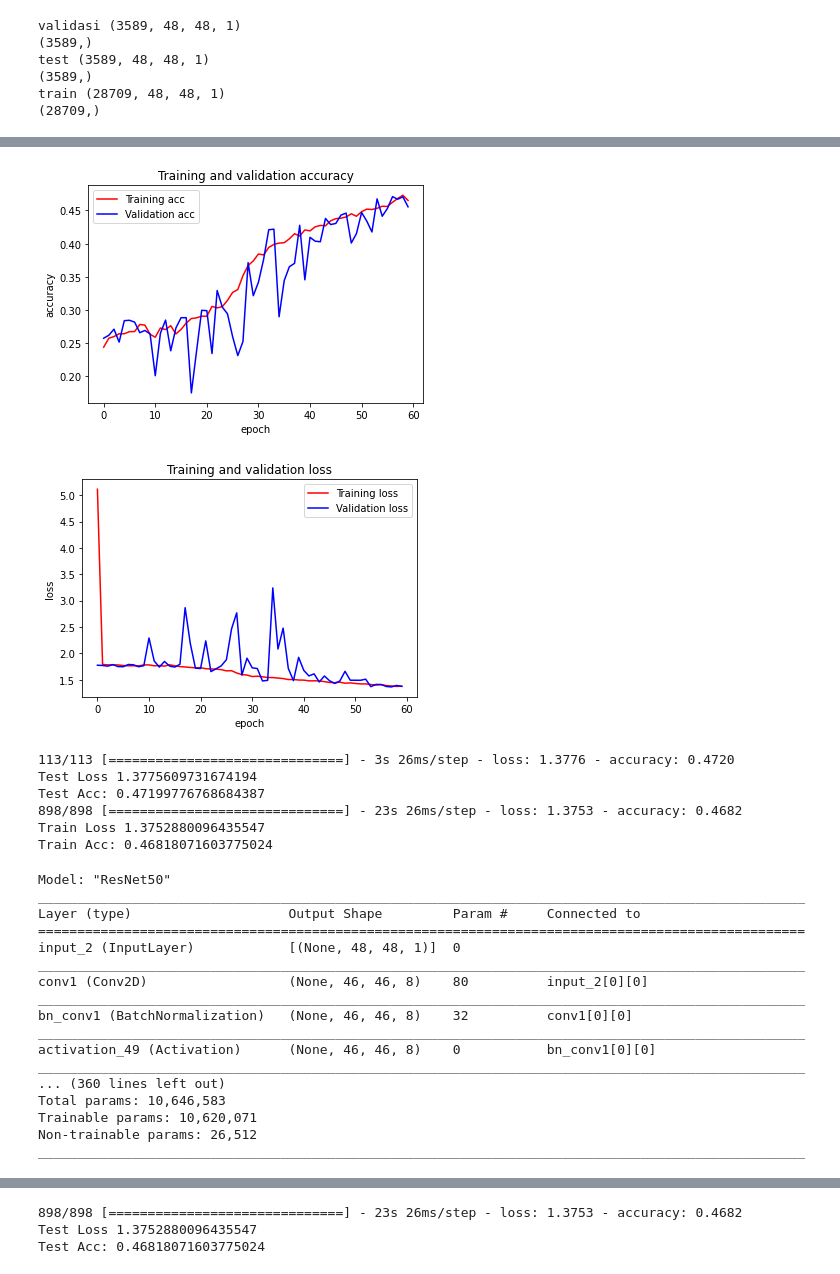
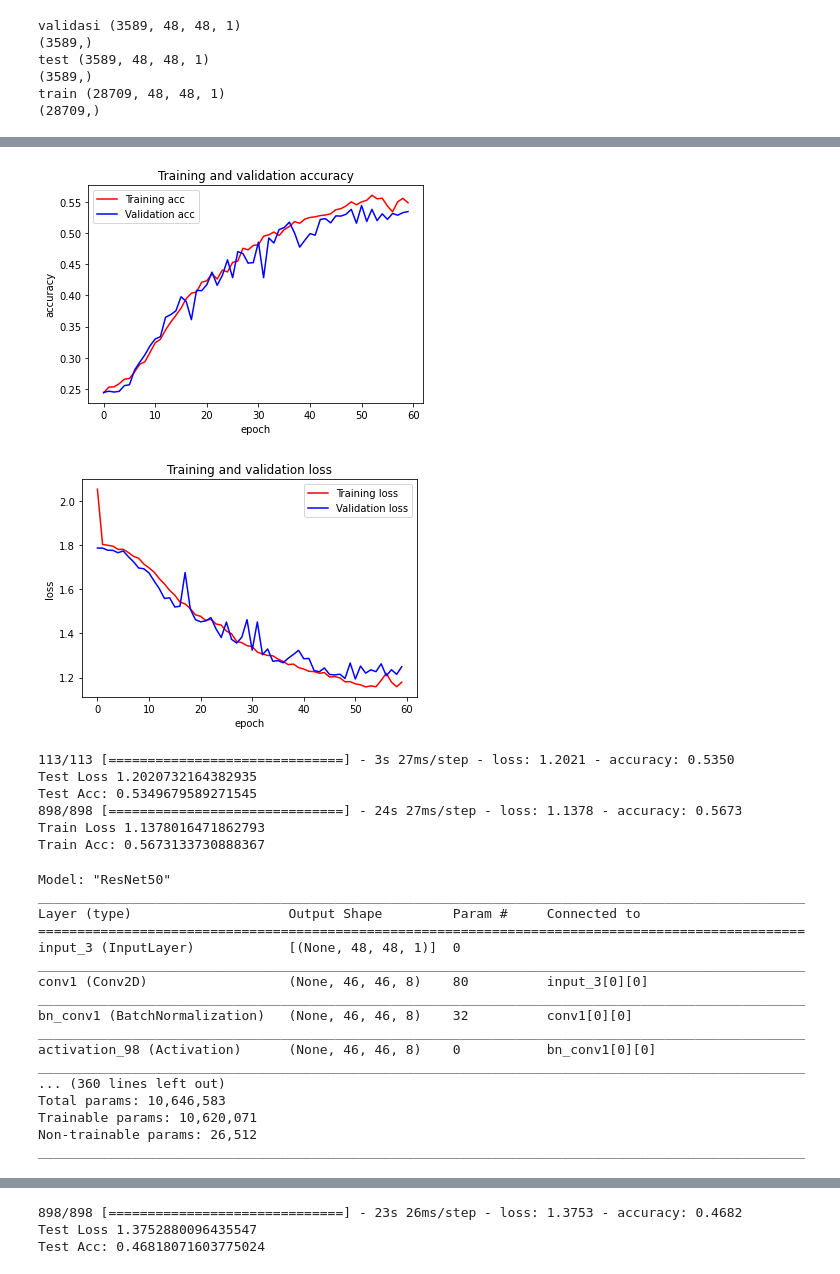
Before and after one commit to senapahlevi/FER2013_Resnet50_WeightNone, a Jupyter notebook: fix/FER2013_Resnet50_weightnone_fixTrainTestVal.ipynb, the cells around one changed output, grey strips where cells are left out. Cells and saved outputs as stored; diff of their text form; code cells hidden in the pictures.

Commit message:
SGD_LR=0.02_BS:64_epochs60_resnet50edit_Aug:rr,sr,ws,hs,zr,hf

```diff
--- a/fix/FER2013_Resnet50_weightnone_fixTrainTestVal.ipynb
+++ b/fix/FER2013_Resnet50_weightnone_fixTrainTestVal.ipynb
@@ -386,7 +386,7 @@ num_classes = 7
 
 from keras.optimizers import Adam, SGD
 model = ResNet50(input_shape = (48, 48, 1), classes = 7)
-optimizer = Adam(learning_rate=0.01)
+optimizer = SGD(learning_rate=0.02)
 model.compile(optimizer= optimizer, loss='sparse_categorical_crossentropy', metrics=['accuracy'])
 # %%
 """#kita mau save model callbacks
@@ -431,7 +431,7 @@ ________________________________________________________________________________
 """history = model.fit(data_generator.flow(xtrain, ytrain,),
                         steps_per_epoch=len(xtrain) / batch_size,
                         epochs=num_epochs, verbose=1,callbacks=call_back,
-                        validation_data= (xtest,ytest))"""
+                        validation_data= (xtest,ytest))hu"""
 # %%
 history = model.fit(
     data_generator.flow(xtrain, ytrain,),
@@ -460,31 +460,31 @@ Epoch 60/60
 # %%
 import matplotlib.pyplot as plt
 
-model.save('/content/drive/MyDrive/Fer2013_backup/checkpoint/Fix_Model_resnet50AUGScracthAdam1.h5')
+model.save('/content/drive/MyDrive/Fer2013_backup/checkpoint/Fix_Model_resnet50AUGScracthSGD5.h5')
 
 #gffhgffkjkjdshufdfh
 accuracy = history.history['accuracy']
 val_accuracy = history.history['val_accuracy']
 loss = history.history['loss']
 val_loss = history.history['val_loss']
 num_epochs = range(len(accuracy))
 plt.plot(num_epochs, accuracy, 'r', label='Training acc')
 plt.plot(num_epochs, val_accuracy, 'b', label='Validation acc')
 plt.title('Training and validation accuracy')
 plt.ylabel('accuracy')
 plt.xlabel('epoch')
 plt.legend()
 plt.figure()
 plt.plot(num_epochs, loss, 'r', label='Training loss')
 plt.plot(num_epochs, val_loss, 'b', label='Validation loss')
 plt.title('Training and validation loss')
 plt.ylabel('loss')
 plt.xlabel('epoch')
 plt.legend()
 plt.show()
 # %% [output]
-[figure, old version]
+[figure, new version]
-[figure, old version]
+[figure, new version]
 # %%
 testloss = model.evaluate(xtest, ytest)
 print("Test Loss " + str(testloss[0]))
@@ -493,15 +493,15 @@ trainloss = model.evaluate(xtrain, ytrain)
 print("Train Loss " + str(trainloss[0]))
 print("Train Acc: " + str(trainloss[1]))
 # %% [output]
-113/113 [==============================] - 3s 26ms/step - loss: 1.3776 - accuracy: 0.4720
-Test Loss 1.3775609731674194
-Test Acc: 0.47199776768684387
-898/898 [==============================] - 23s 26ms/step - loss: 1.3753 - accuracy: 0.4682
-Train Loss 1.3752880096435547
-Train Acc: 0.46818071603775024
+113/113 [==============================] - 3s 27ms/step - loss: 1.2021 - accuracy: 0.5350
+Test Loss 1.2020732164382935
+Test Acc: 0.5349679589271545
+898/898 [==============================] - 24s 27ms/step - loss: 1.1378 - accuracy: 0.5673
+Train Loss 1.1378016471862793
+Train Acc: 0.5673133730888367
 # %%
 from keras.models import load_model
-model_load = load_model('/content/drive/MyDrive/Fer2013_backup/checkpoint/Fix_Model_resnet50AUGScracthAdam1.h5')
+model_load = load_model('/content/drive/MyDrive/Fer2013_backup/checkpoint/Fix_Model_resnet50AUGScracthSGD5.h5')
 
 model_load.summary()
 # %% [output]
@@ -509,13 +509,13 @@ Model: "ResNet50"
 __________________________________________________________________________________________________
 Layer (type)                    Output Shape         Param #     Connected to
 ==================================================================================================
-input_2 (InputLayer)            [(None, 48, 48, 1)]  0
+input_3 (InputLayer)            [(None, 48, 48, 1)]  0
 __________________________________________________________________________________________________
-conv1 (Conv2D)                  (None, 46, 46, 8)    80          input_2[0][0]
+conv1 (Conv2D)                  (None, 46, 46, 8)    80          input_3[0][0]
 __________________________________________________________________________________________________
 bn_conv1 (BatchNormalization)   (None, 46, 46, 8)    32          conv1[0][0]
 __________________________________________________________________________________________________
-activation_49 (Activation)      (None, 46, 46, 8)    0           bn_conv1[0][0]
+activation_98 (Activation)      (None, 46, 46, 8)    0           bn_conv1[0][0]
 __________________________________________________________________________________________________
 ... (360 lines left out)
 Total params: 10,646,583
```
Also changed, not shown: parts of 5 cells of this notebook.
